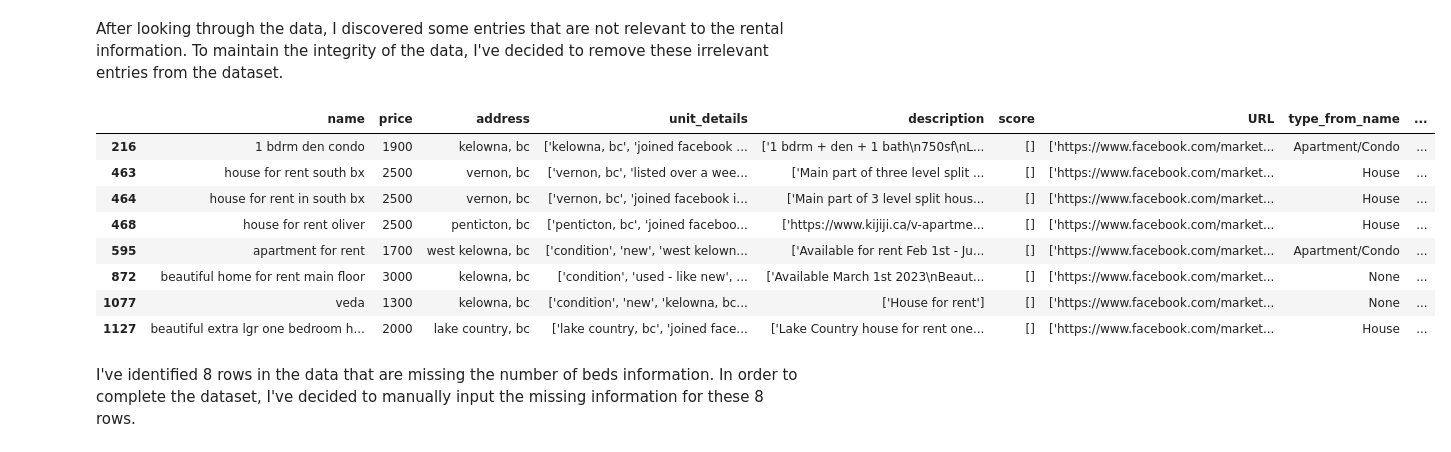
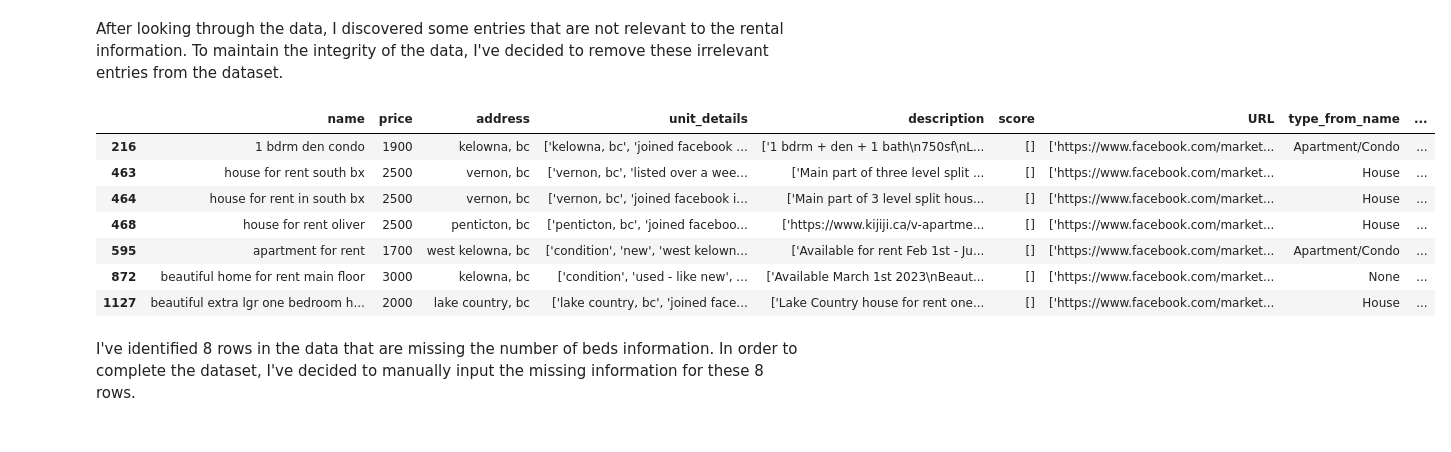
Before and after one commit to aiillen/Kelowna-Rental-Price-Prediction-Using-Machine-Learning-Algorithms, a Jupyter notebook: data/raw/notebook/cleaning_data.ipynb, the cells around one changed output. Cells and saved outputs as stored; diff of their text form; code cells hidden in the pictures.

```diff
--- a/data/raw/notebook/cleaning_data.ipynb
+++ b/data/raw/notebook/cleaning_data.ipynb
@@ -96,7 +98,7 @@ df.head(10)
 # %%
 df['type_from_name'] = np.where(df['name'].str.contains("townhouse"), "Townhouse",
             np.where(df['name'].str.contains('house'), 'House',
-            np.where(df['unit_details'].str.contains("basement"), "Room",
+            np.where(df['name'].str.contains("basement"), "Room",
             np.where(df['name'].str.contains("condo"), "Apartment/Condo",
             np.where(df['name'].str.contains("flat"), "Apartment/Condo",
             np.where(df['name'].str.contains("apartment"), "Apartment/Condo",
@@ -184,10 +182,6 @@ df.loc[504, 'type_from_details'] = 'Room'
 df.loc[799, 'type_from_details'] = 'Room'
 df.loc[872, 'type_from_details'] = 'House'
 df.loc[942, 'type_from_details'] = 'Room'
-df.loc[1009, 'type_from_details'] = 'Room'
-df.loc[1077, 'type_from_details'] = 'Apartment/Condo'
-df.loc[1223, 'type_from_details'] = 'Room'
-df.loc[1239, 'type_from_details'] = 'Room'
 # %%
 df[df['type_from_name'] == 'Room']
 # %% [output]
@@ -329,8 +323,6 @@ df.loc[553, 'address'] = 'kelowna, bc'
 df.loc[595, 'address'] = 'west kelowna, bc'
 df.loc[599, 'address'] = 'kelowna, bc'
 df.loc[872, 'address'] = 'kelowna, bc'
-df.loc[1009, 'address'] = 'summerland, bc'
-df.loc[1077, 'address'] = 'kelowna, bc'
 df.loc[1330, 'address'] = 'west kelowna, bc'
 df.loc[1331, 'address'] = 'kelowna, bc'
 df.loc[1342, 'address'] = 'kelowna, bc'
@@ -377,16 +375,15 @@ df.loc[df['nbeds'].isna(), 'nbeds'] = df[df['nbeds'].isna()]['name'].str.extract
 df.loc[((df['nbeds'].isna()) & (df['name'].str.contains('studio'))), 'nbeds'] = 1
 # Fill missing values in 'nbeds' column with 1 for properties that contains studio in their 'name' column
 # %%
-df[df['nbeds'].isna()].head(10)
+df[df['nbeds'].isna()]
 # %% [output]
 |  | name | price | address | unit_details | description | score | URL | type_from_name | ... |
 | 216 | 1 bdrm den condo | 1900 | kelowna, bc | ['kelowna, bc', 'joined facebook ... | ['1 bdrm + den + 1 bath\n750sf\nL... | [] | ['https://www.facebook.com/market... | Apartment/Condo | ... |
 | 463 | house for rent south bx | 2500 | vernon, bc | ['vernon, bc', 'listed over a wee... | ['Main part of three level split ... | [] | ['https://www.facebook.com/market... | House | ... |
 | 464 | house for rent in south bx | 2500 | vernon, bc | ['vernon, bc', 'joined facebook i... | ['Main part of 3 level split hous... | [] | ['https://www.facebook.com/market... | House | ... |
 | 468 | house for rent oliver | 2500 | penticton, bc | ['penticton, bc', 'joined faceboo... | ['https://www.kijiji.ca/v-apartme... | [] | ['https://www.facebook.com/market... | House | ... |
 | 595 | apartment for rent | 1700 | west kelowna, bc | ['condition', 'new', 'west kelown... | ['Available for rent Feb 1st - Ju... | [] | ['https://www.facebook.com/market... | Apartment/Condo | ... |
 | 872 | beautiful home for rent main floor | 3000 | kelowna, bc | ['condition', 'used - like new', ... | ['Available March 1st 2023\nBeaut... | [] | ['https://www.facebook.com/market... | None | ... |
-| 1077 | veda | 1300 | kelowna, bc | ['condition', 'new', 'kelowna, bc... | ['House for rent'] | [] | ['https://www.facebook.com/market... | None | ... |
 | 1127 | beautiful extra lgr one bedroom h... | 2000 | lake country, bc | ['lake country, bc', 'joined face... | ['Lake Country house for rent one... | [] | ['https://www.facebook.com/market... | House | ... |
 # %% [markdown]
 I've identified 8 rows in the data that are missing the number of beds information. In order to complete the dataset, I've decided to manually input the missing information for these 8 rows.
```
Also changed, not shown: parts of 31 cells of this notebook, 6 other files.
